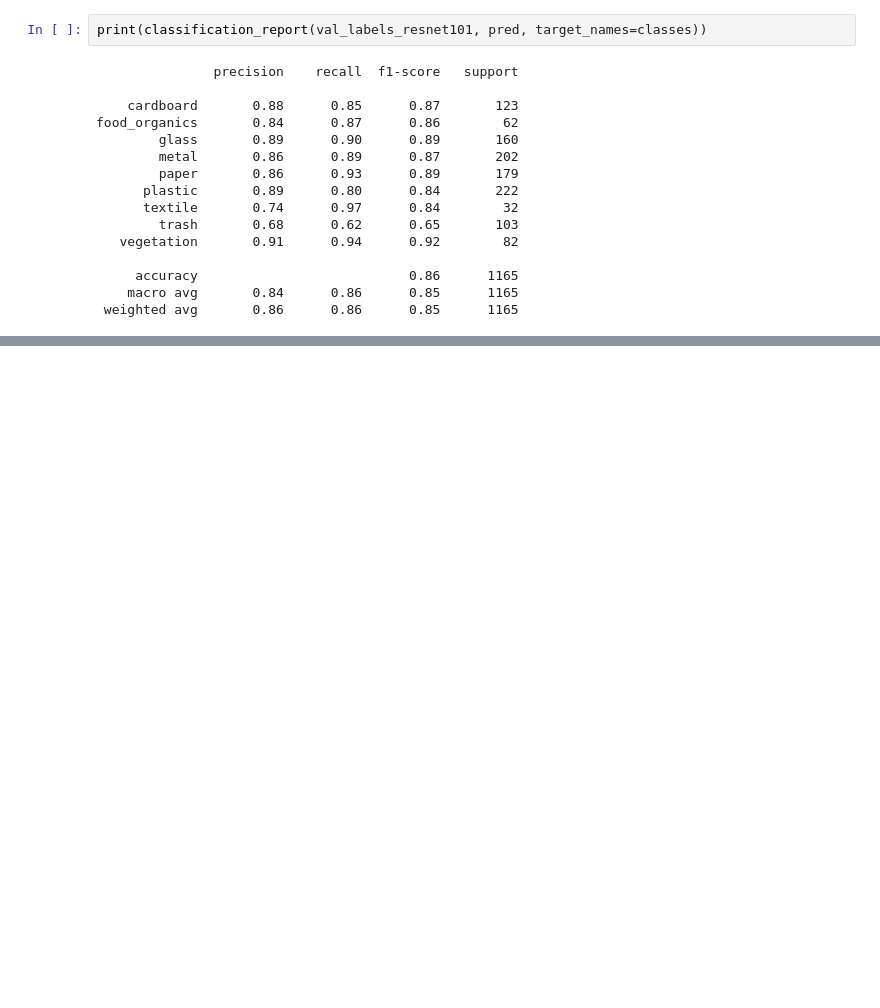
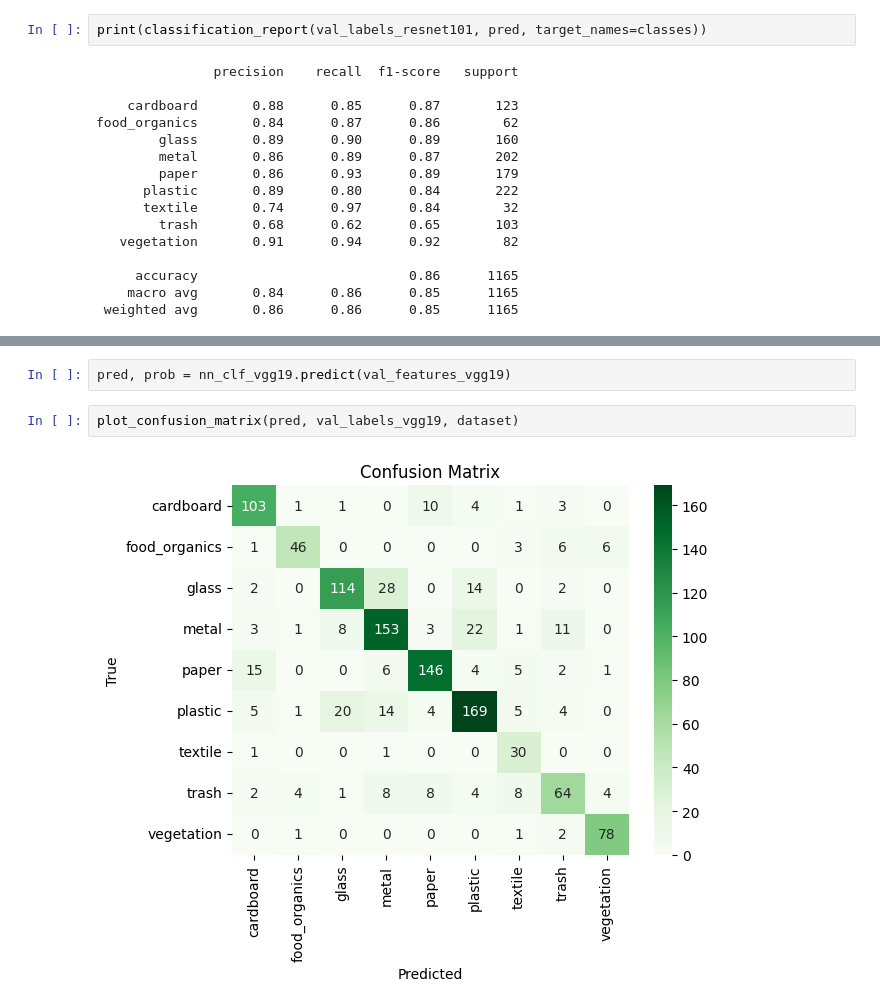
Before and after one commit to acharuza/recycling_app, a Jupyter notebook: backend/notebooks/nn_experiments.ipynb, the cells around one changed output, grey strips where cells are left out. Saved outputs shown, nothing was run; the diff lists cells and outputs as text; blank space fills up the shorter version.

```diff
--- a/backend/notebooks/nn_experiments.ipynb
+++ b/backend/notebooks/nn_experiments.ipynb
@@ -253,0 +278,6 @@ food_organics       0.84      0.87      0.86        62
+# %%
+pred, prob = nn_clf_vgg19.predict(val_features_vgg19)
+# %%
+plot_confusion_matrix(pred, val_labels_vgg19, dataset)
+# %% [output]
+[figure, added]
```
Also changed, not shown: parts of 7 cells of this notebook.
